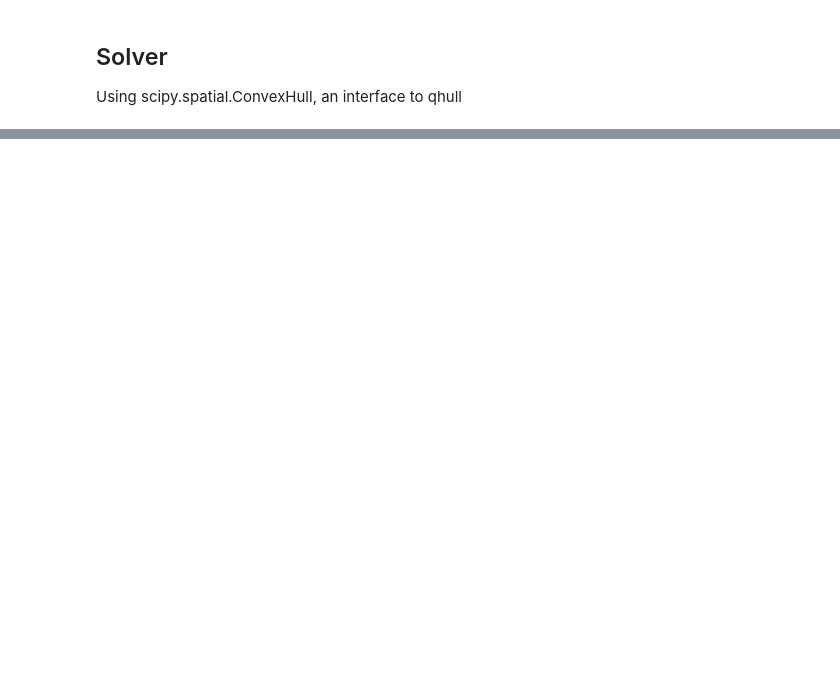
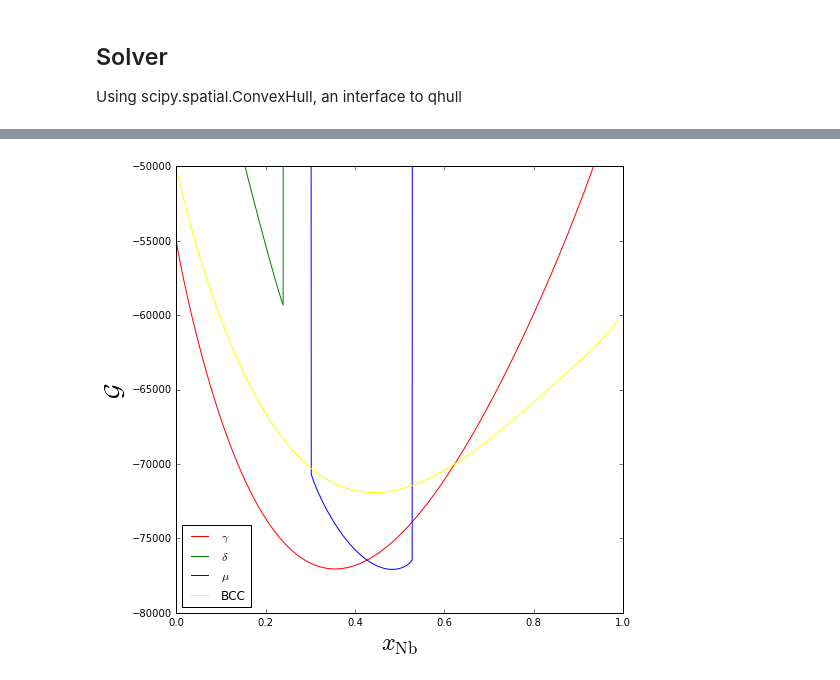
Before and after one commit to usnistgov/phasefield-precipitate-aging, a Jupyter notebook: CALPHAD_qhull.ipynb, the cells around one changed output, grey strips where cells are left out. Cells and saved outputs as stored; diff of their text form; code cells hidden in the pictures; blank space fills up the shorter version.

```diff
--- a/CALPHAD_qhull.ipynb
+++ b/CALPHAD_qhull.ipynb
@@ -389,0 +326,29 @@ plt.show()
+# %%
+labels = [r'$\gamma$', r'$\delta$', r'$\mu$', 'BCC']
+colors = ['red', 'green','blue', 'yellow']
+
+# plot Gibbs energy curves for fixed x_Mo = 1% to check mu stability
+if True:
+    xmo = 0.01
+    X = []
+    G = [[],[],[],[]]
+    radius = 1.0e-4
+
+    for xnb in np.linspace(epsilon,1,1001):
+        xni = 1-xmo-xnb
+        if xni>0:
+            X.append(xnb)
+            G[0].append(Gg(xmo,xnb,xni))
+            G[1].append(Gd(xmo,xnb,xni) + 2.0 * sigma_del / radius)
+            G[2].append(Gu(xmo,xnb,xni) + 2.0 * sigma_mu / radius)
+            G[3].append(Gb(xmo,xnb,xni))
+
+    plt.figure(figsize=(8, 8))
+    plt.xlabel(r'$x_\mathrm{Nb}$', fontsize=24)
+    plt.ylabel(r'$\mathcal{G}$', fontsize=24)
+    plt.ylim([-80000, -50000])
+    for i in range(len(labels)):
+        plt.plot(X, G[i], color=colors[i], label=labels[i])
+    plt.legend(loc='best')
+# %% [output]
+[figure, added]
```
Also changed, not shown: parts of 12 cells of this notebook.
